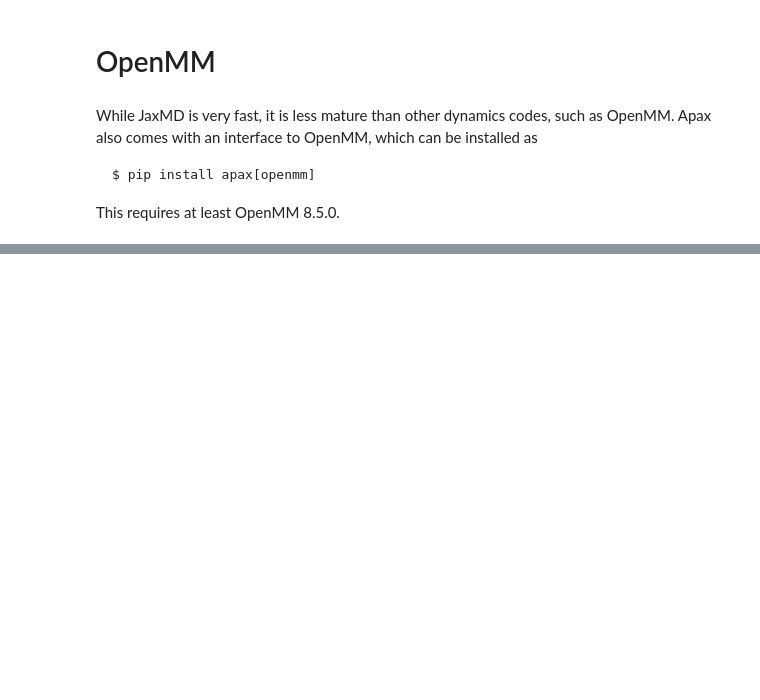
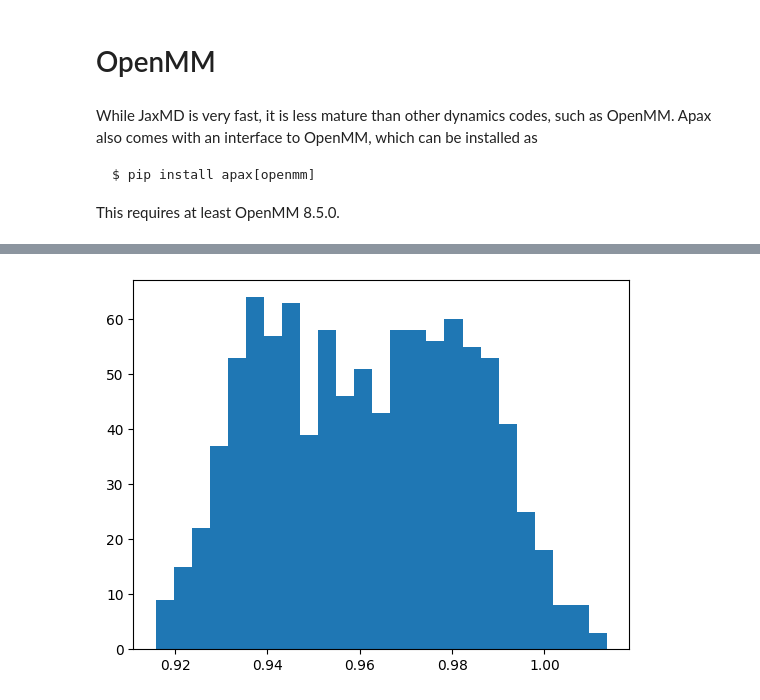
Before and after one commit to apax-hub/apax, a Jupyter notebook: examples/02_Molecular_Dynamics.ipynb, the cells around one changed output, grey strips where cells are left out. Saved outputs shown, nothing was run; the diff lists cells and outputs as text; code cells hidden in the pictures; blank space fills up the shorter version.

```diff
--- a/examples/02_Molecular_Dynamics.ipynb
+++ b/examples/02_Molecular_Dynamics.ipynb
@@ -314,0 +316,5 @@ AttributeError: 'OpenMMInterface' object has no attribute '__name__'
+# %%
+traj = read(xyz_path, index=":")
+plot_bondlength_distribution(traj, indices=[2, -1])
+# %% [output]
+[figure, added]
```
Also changed, not shown: parts of 5 cells of this notebook, 5 other files.
